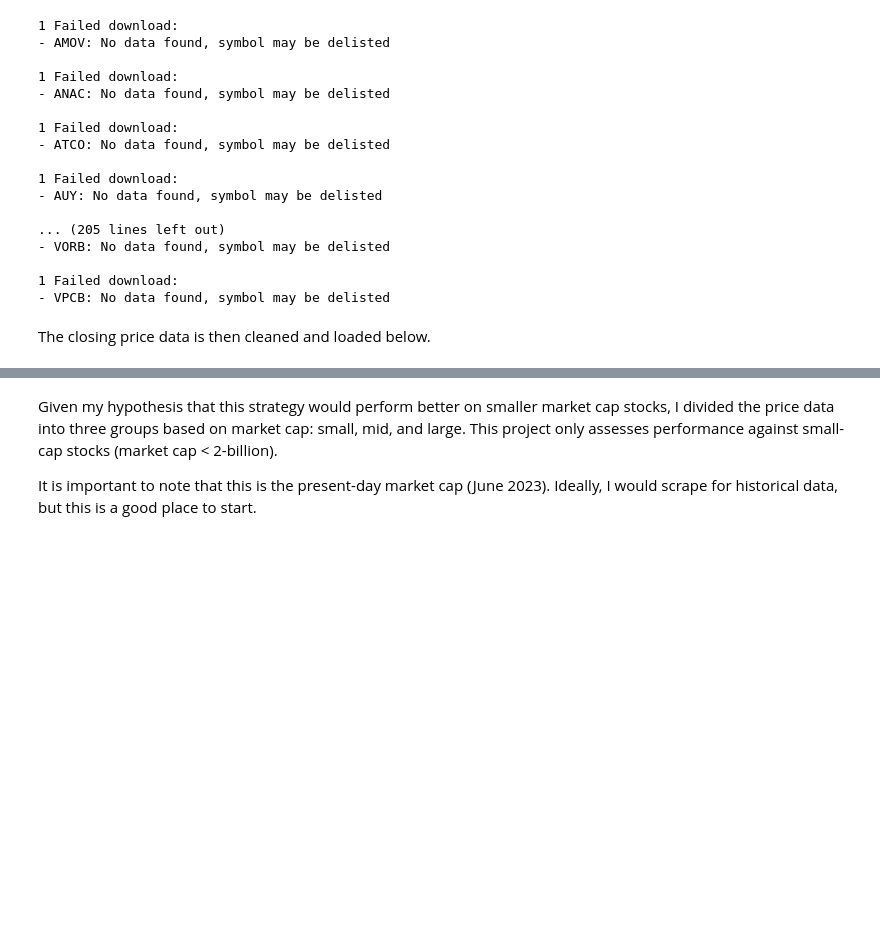
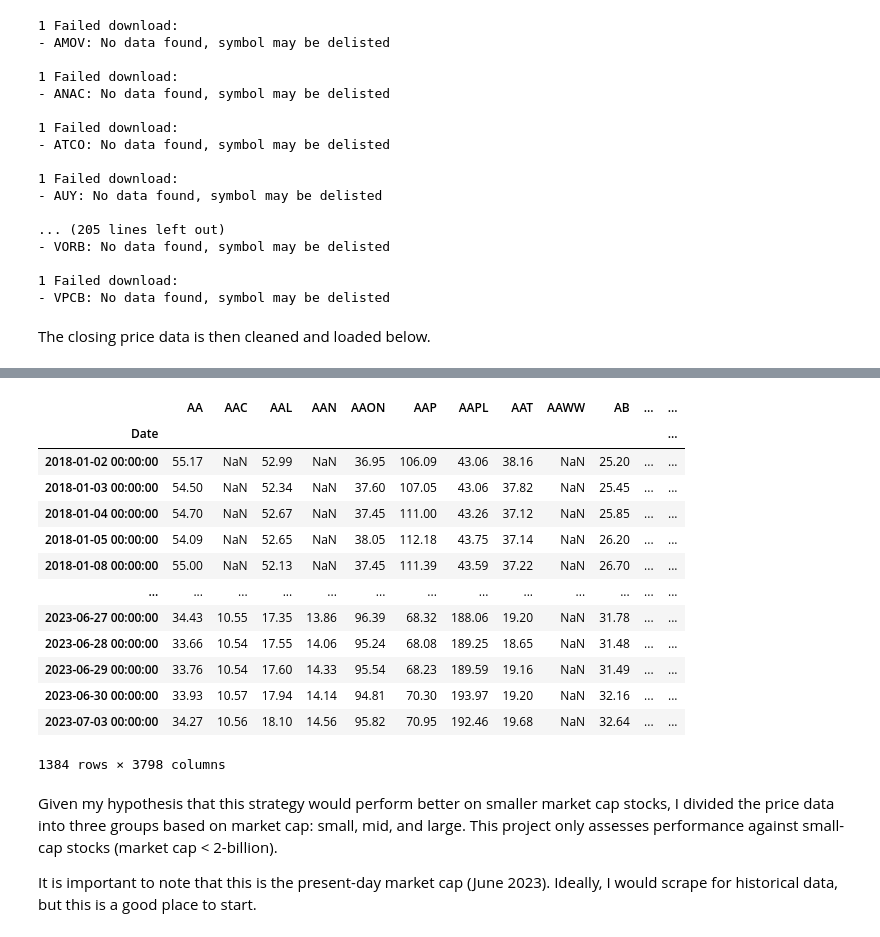
Before and after one commit to kaigg96/The-Advantage-of-Being-Small-A-Model-for-Individual-Investors, a Jupyter notebook: Main.ipynb, the cells around one changed output, grey strips where cells are left out. Drawn from its saved outputs; the diff is of its cells as text; code cells hidden in the pictures; blank space fills up the shorter version.

```diff
--- a/Main.ipynb
+++ b/Main.ipynb
@@ -155,3 +163,20 @@ closing_price_data = load_price_csvs('/Users/kaigroden-gilchrist/Downloads/Perso
+# %%
+closing_price_data.T.sort_index().T
+# %% [output]
+|  | AA | AAC | AAL | AAN | AAON | AAP | AAPL | AAT | AAWW | AB | ... | ... |
+| Date |  |  |  |  |  |  |  |  |  |  |  | ... |
+| 2018-01-02 00:00:00 | 55.17 | NaN | 52.99 | NaN | 36.95 | 106.09 | 43.06 | 38.16 | NaN | 25.20 | ... | ... |
+| 2018-01-03 00:00:00 | 54.50 | NaN | 52.34 | NaN | 37.60 | 107.05 | 43.06 | 37.82 | NaN | 25.45 | ... | ... |
+| 2018-01-04 00:00:00 | 54.70 | NaN | 52.67 | NaN | 37.45 | 111.00 | 43.26 | 37.12 | NaN | 25.85 | ... | ... |
+| 2018-01-05 00:00:00 | 54.09 | NaN | 52.65 | NaN | 38.05 | 112.18 | 43.75 | 37.14 | NaN | 26.20 | ... | ... |
+| 2018-01-08 00:00:00 | 55.00 | NaN | 52.13 | NaN | 37.45 | 111.39 | 43.59 | 37.22 | NaN | 26.70 | ... | ... |
+| ... | ... | ... | ... | ... | ... | ... | ... | ... | ... | ... | ... | ... |
+| 2023-06-27 00:00:00 | 34.43 | 10.55 | 17.35 | 13.86 | 96.39 | 68.32 | 188.06 | 19.20 | NaN | 31.78 | ... | ... |
+| 2023-06-28 00:00:00 | 33.66 | 10.54 | 17.55 | 14.06 | 95.24 | 68.08 | 189.25 | 18.65 | NaN | 31.48 | ... | ... |
+| 2023-06-29 00:00:00 | 33.76 | 10.54 | 17.60 | 14.33 | 95.54 | 68.23 | 189.59 | 19.16 | NaN | 31.49 | ... | ... |
+| 2023-06-30 00:00:00 | 33.93 | 10.57 | 17.94 | 14.14 | 94.81 | 70.30 | 193.97 | 19.20 | NaN | 32.16 | ... | ... |
+| 2023-07-03 00:00:00 | 34.27 | 10.56 | 18.10 | 14.56 | 95.82 | 70.95 | 192.46 | 19.68 | NaN | 32.64 | ... | ... |
+1384 rows × 3798 columns
 # %% [markdown]
 Given my hypothesis that this strategy would perform better on smaller market cap stocks, I divided the price data into three groups based on market cap: small, mid, and large. This project only assesses performance against small-cap stocks (market cap < 2-billion).
 
```
Also changed, not shown: parts of 13 cells of this notebook, 3 other files.
